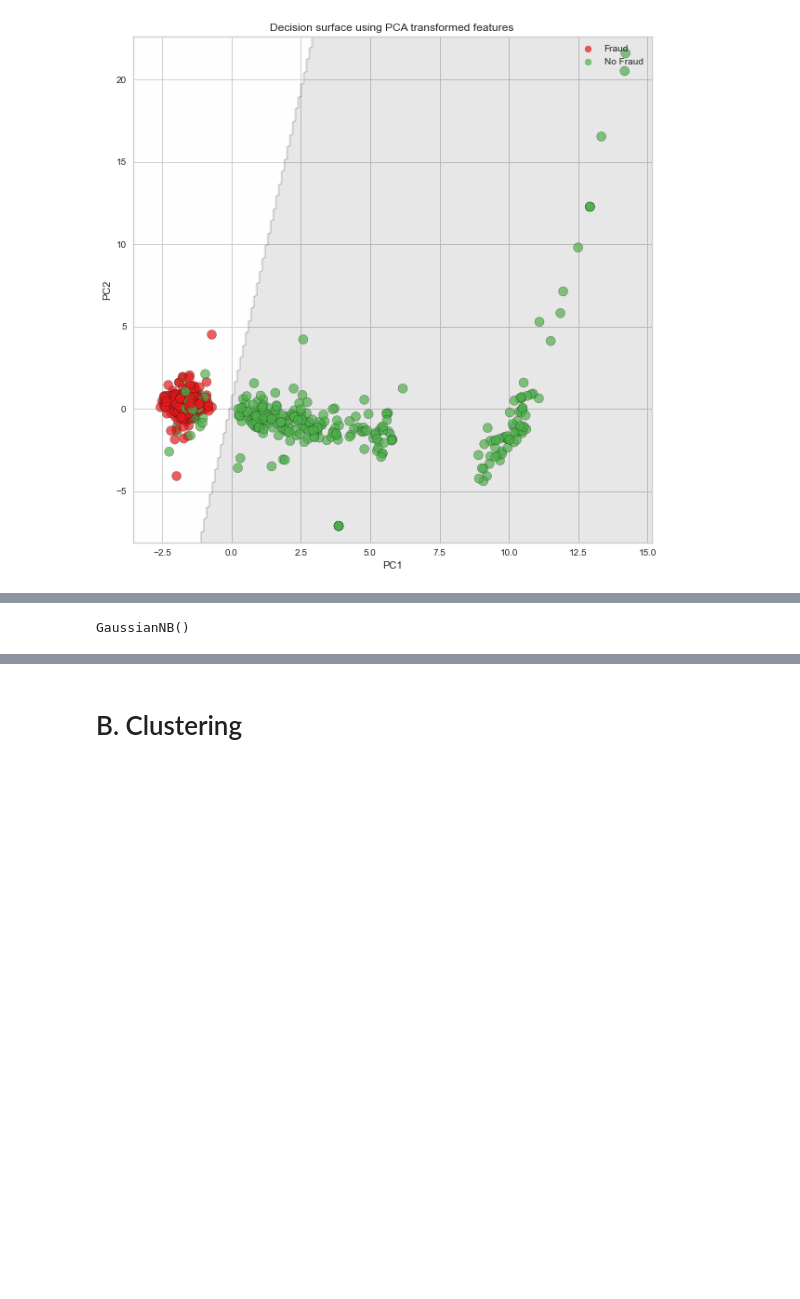
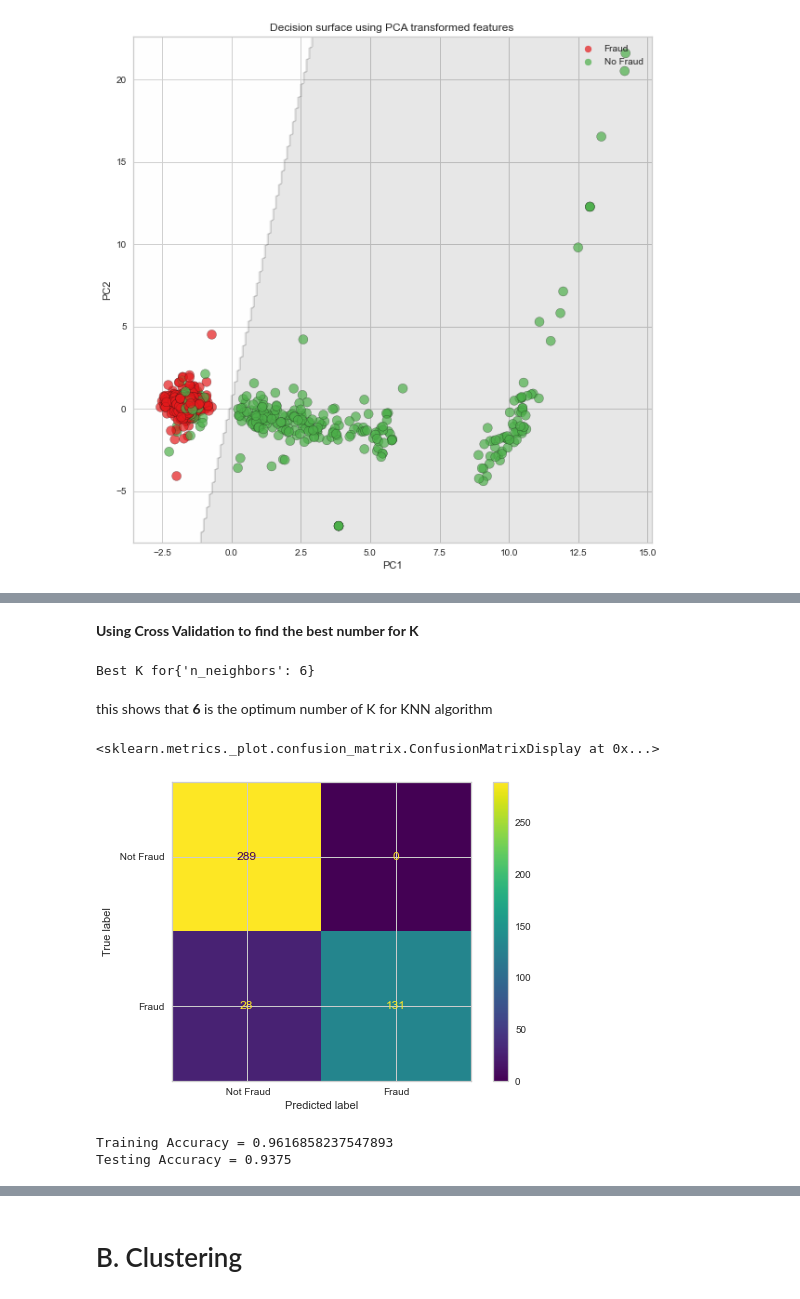
Before and after one commit to reemkhaledaboushama/datamining-project, a Jupyter notebook: 18Q9822.ipynb, the cells around one changed output, grey strips where cells are left out. Cells and saved outputs as stored; diff of their text form; code cells hidden in the pictures; blank space fills up the shorter version.

Commit message:
KNN algorithm applied and visualized

```diff
--- a/18Q9822.ipynb
+++ b/18Q9822.ipynb
@@ -538,12 +534,24 @@ y = data_downsampled['Class'].copy()
-# %%
-from sklearn.model_selection import train_test_split
-from sklearn.preprocessing import scale
-X_train, X_test, y_train, y_test = train_test_split(X, y, test_size = 0.30, random_state = 42)
-
-X_train_scaled = scale(X_train)
-X_test_scaled = scale(X_test)
-# %%
-gaussian_nb = GaussianNB()
-gaussian_nb.fit(X_train, y_train) #training the model
-# %% [output]
-GaussianNB()
+# %% [markdown]
+<b>Using Cross Validation to find the best number for K </b>
+# %%
+knn_params = {'n_neighbors': list(range(1,20))}
+knn_classifier = GridSearchCV(KNeighborsClassifier(), knn_params, cv = 3)
+knn_classifier.fit(X_train, y_train)
+knn_train_pred = knn_classifier.predict(X_train)
+knn_test_pred = knn_classifier.predict(X_test)
+print('Best K for' + str(knn_classifier.best_params_))
+# %% [output]
+Best K for{'n_neighbors': 6}
+# %% [markdown]
+this shows that <b> 6 </b> is the optimum number of K for KNN algorithm
+# %%
+plot_confusion_matrix(knn_classifier, X_test, y_test, values_format = "d", display_labels = [" Not Fraud" , "Fraud"])
+# %% [output]
+<sklearn.metrics._plot.confusion_matrix.ConfusionMatrixDisplay at 0x...>
+[figure, added]
+# %%
+print('Training Accuracy = ' + str(knn_classifier.score(X_train, y_train)))
+print('Testing Accuracy = ' + str(knn_classifier.score(X_test, y_test)))
+# %% [output]
+Training Accuracy = 0.9616858237547893
+Testing Accuracy = 0.9375
```
Also changed, not shown: parts of 9 cells of this notebook.
